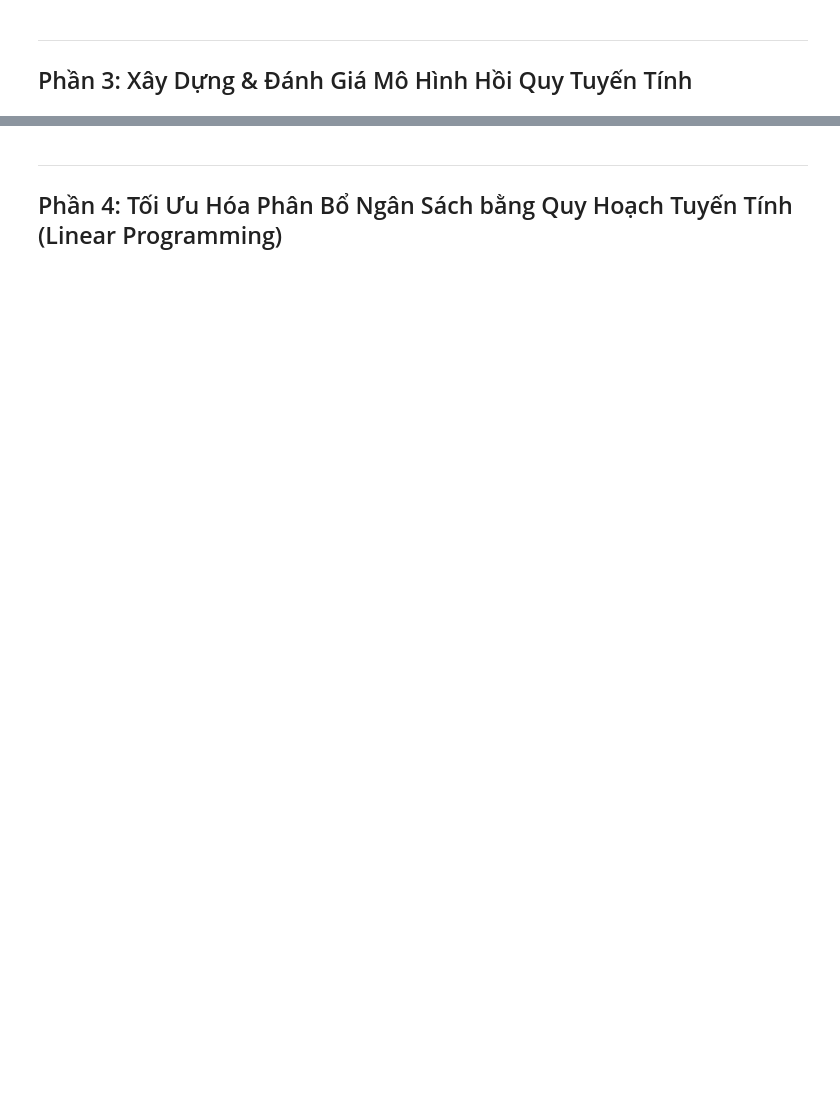
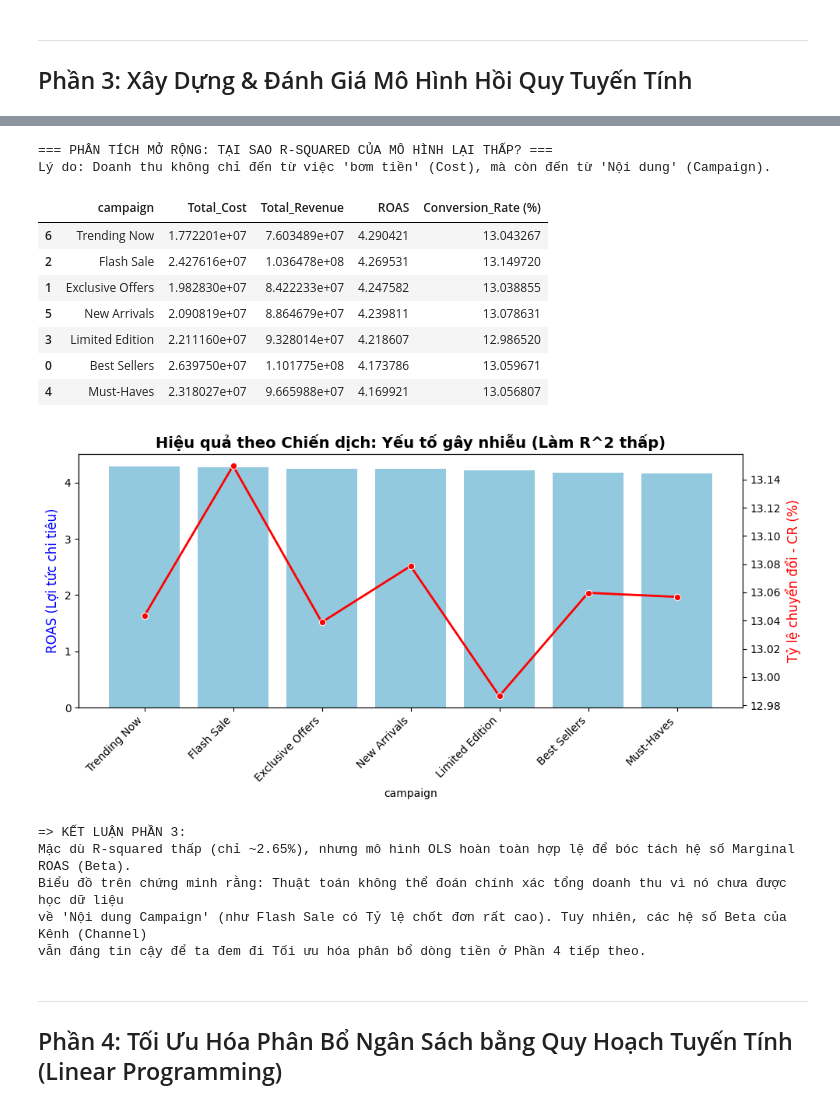
Before and after one commit to manhzZ2k5/ptdl, a Jupyter notebook: scr/test3_refactored.ipynb, the cells around one changed output, grey strips where cells are left out. Cells and saved outputs as stored; diff of their text form; code cells hidden in the pictures; blank space fills up the shorter version.

```diff
--- a/scr/test3_refactored.ipynb
+++ b/scr/test3_refactored.ipynb
@@ -406,3 +460,63 @@ plt.show()
+# %%
+# [CELL MỚI BỔ SUNG VÀO CUỐI PHẦN 3] BIỆN LUẬN LÝ DO R-SQUARED THẤP TỪ GÓC ĐỘ KINH DOANH
+print("\n=== PHÂN TÍCH MỞ RỘNG: TẠI SAO R-SQUARED CỦA MÔ HÌNH LẠI THẤP? ===")
+print("Lý do: Doanh thu không chỉ đến từ việc 'bơm tiền' (Cost), mà còn đến từ 'Nội dung' (Campaign).")
+
+# Gom nhóm dữ liệu theo Campaign
+df_campaign = df.groupby('campaign').agg(
+    Total_Cost=('cost', 'sum'),
+    Total_Revenue=('revenue', 'sum'),
+    Total_Clicks=('clicks', 'sum'),
+    Total_Conversions=('conversions', 'sum')
+).reset_index()
+
+# Tính toán các chỉ số phễu thực tế
+df_campaign['ROAS'] = df_campaign['Total_Revenue'] / df_campaign['Total_Cost']
+df_campaign['Conversion_Rate (%)'] = (df_campaign['Total_Conversions'] / df_campaign['Total_Clicks']) * 100
+
+# Sắp xếp theo ROAS
+df_campaign = df_campaign.sort_values(by='ROAS', ascending=False)
+display(df_campaign[['campaign', 'Total_Cost', 'Total_Revenue', 'ROAS', 'Conversion_Rate (%)']])
+
+# Vẽ biểu đồ trực quan
+fig, ax1 = plt.subplots(figsize=(10, 5))
+
+sns.barplot(x='campaign', y='ROAS', data=df_campaign, color='skyblue', ax=ax1)
+ax1.set_ylabel('ROAS (Lợi tức chi tiêu)', color='blue', fontsize=12)
+ax1.set_xticklabels(ax1.get_xticklabels(), rotation=45, ha='right')
+
+ax2 = ax1.twinx()
+sns.lineplot(x='campaign', y='Conversion_Rate (%)', data=df_campaign, color='red', marker='o', ax=ax2, linewidth=2)
+ax2.set_ylabel('Tỷ lệ chuyển đổi - CR (%)', color='red', fontsize=12)
+
+plt.title('Hiệu quả theo Chiến dịch: Yếu tố gây nhiễu (Làm R^2 thấp)', fontsize=14, fontweight='bold')
+plt.tight_layout()
+plt.show()
+
+print("""
+=> KẾT LUẬN PHẦN 3:
+Mặc dù R-squared thấp (chỉ ~2.65%), nhưng mô hình OLS hoàn toàn hợp lệ để bóc tách hệ số Marginal ROAS (Beta).
+Biểu đồ trên chứng minh rằng: Thuật toán không thể đoán chính xác tổng doanh thu vì nó chưa được học dữ liệu
+về 'Nội dung Campaign' (như Flash Sale có Tỷ lệ chốt đơn rất cao). Tuy nhiên, các hệ số Beta của Kênh (Channel)
+vẫn đáng tin cậy để ta đem đi Tối ưu hóa phân bổ dòng tiền ở Phần 4 tiếp theo.
+""")
+# %% [output]
+=== PHÂN TÍCH MỞ RỘNG: TẠI SAO R-SQUARED CỦA MÔ HÌNH LẠI THẤP? ===
+Lý do: Doanh thu không chỉ đến từ việc 'bơm tiền' (Cost), mà còn đến từ 'Nội dung' (Campaign).
+|  | campaign | Total_Cost | Total_Revenue | ROAS | Conversion_Rate (%) |
+| 6 | Trending Now | 1.772201e+07 | 7.603489e+07 | 4.290421 | 13.043267 |
+| 2 | Flash Sale | 2.427616e+07 | 1.036478e+08 | 4.269531 | 13.149720 |
+| 1 | Exclusive Offers | 1.982830e+07 | 8.422233e+07 | 4.247582 | 13.038855 |
+| 5 | New Arrivals | 2.090819e+07 | 8.864679e+07 | 4.239811 | 13.078631 |
+| 3 | Limited Edition | 2.211160e+07 | 9.328014e+07 | 4.218607 | 12.986520 |
+| 0 | Best Sellers | 2.639750e+07 | 1.101775e+08 | 4.173786 | 13.059671 |
+| 4 | Must-Haves | 2.318027e+07 | 9.665988e+07 | 4.169921 | 13.056807 |
+[figure, added]
+=> KẾT LUẬN PHẦN 3:
+Mặc dù R-squared thấp (chỉ ~2.65%), nhưng mô hình OLS hoàn toàn hợp lệ để bóc tách hệ số Marginal ROAS (Beta).
+Biểu đồ trên chứng minh rằng: Thuật toán không thể đoán chính xác tổng doanh thu vì nó chưa được học dữ liệu
+về 'Nội dung Campaign' (như Flash Sale có Tỷ lệ chốt đơn rất cao). Tuy nhiên, các hệ số Beta của Kênh (Channel)
+vẫn đáng tin cậy để ta đem đi Tối ưu hóa phân bổ dòng tiền ở Phần 4 tiếp theo.
 # %% [markdown]
 ---
 
```
Also changed, not shown: parts of 18 cells of this notebook, 4 other files.
